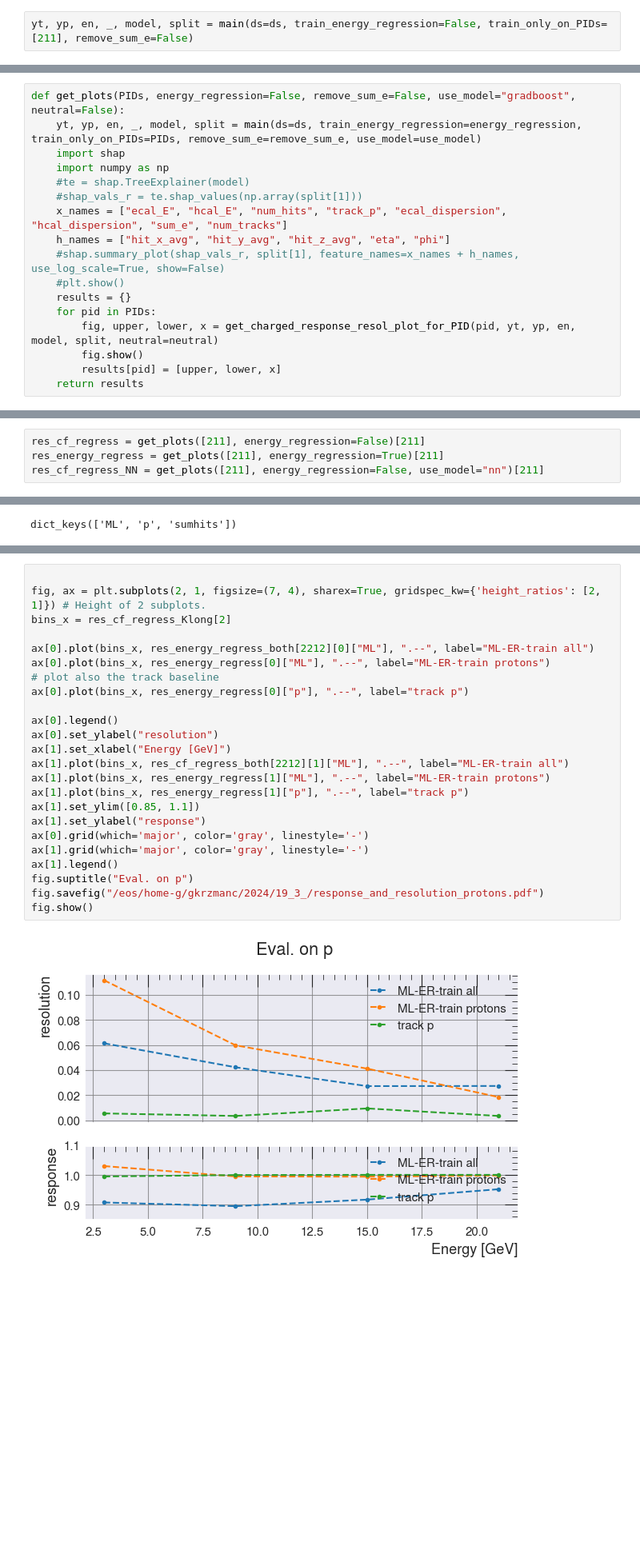
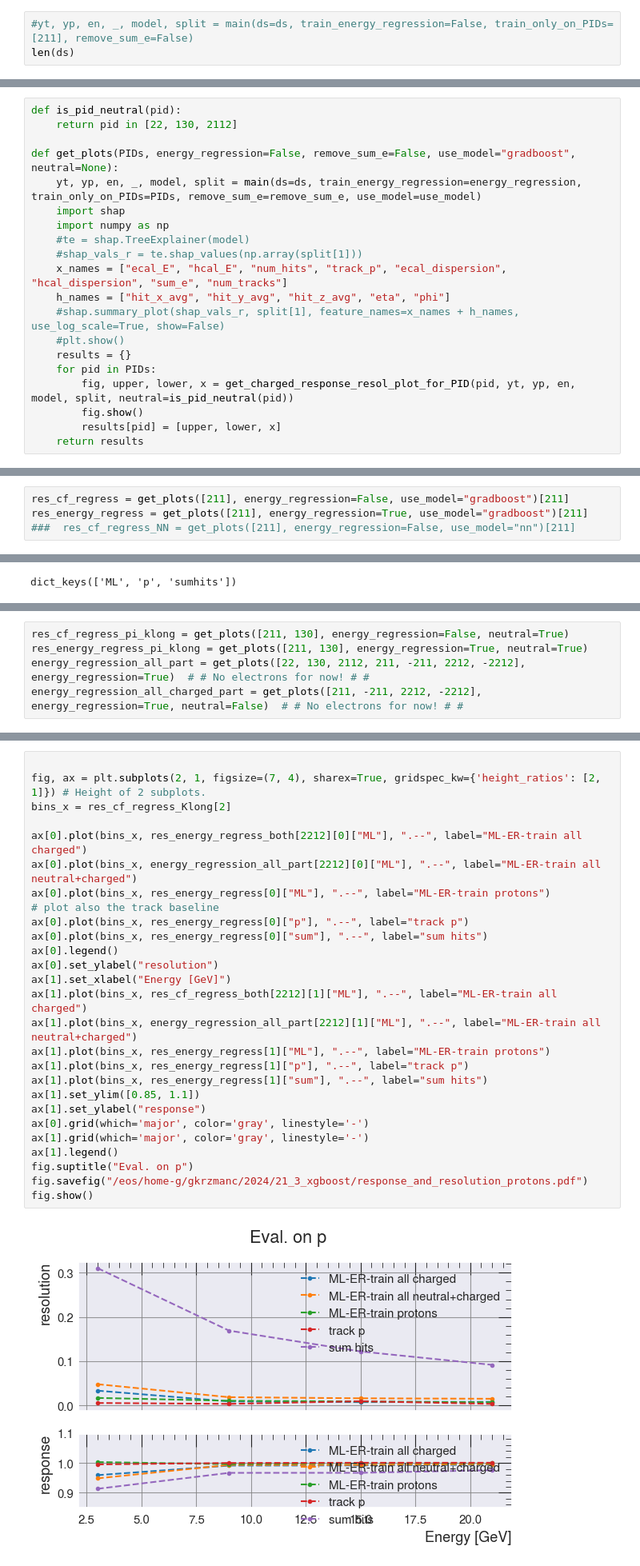
Before and after one commit to selvaggi/mlpf, a Jupyter notebook: notebooks/11_incremental.ipynb, the cells around one changed output, grey strips where cells are left out. Shown at 80% size. Saved outputs shown, nothing was run; the diff lists cells and outputs as text; blank space fills up the shorter version.

```diff
--- a/notebooks/11_incremental.ipynb
+++ b/notebooks/11_incremental.ipynb
@@ -130,5 +150,6 @@ print("Loaded dataset")
 x shape: torch.Size([123944, 8])
 Loaded dataset
 # %%
-yt, yp, en, _, model, split = main(ds=ds, train_energy_regression=False, train_only_on_PIDs=[211], remove_sum_e=False)
+#yt, yp, en, _, model, split = main(ds=ds, train_energy_regression=False, train_only_on_PIDs=[211], remove_sum_e=False)
+len(ds)
 # %% [output]
@@ -279,5 +284,8 @@ get_charged_response_resol_plot_for_PID(211).show()
 # %%
-def get_plots(PIDs, energy_regression=False, remove_sum_e=False, use_model="gradboost", neutral=False):
+def is_pid_neutral(pid):
+    return pid in [22, 130, 2112]
+
+def get_plots(PIDs, energy_regression=False, remove_sum_e=False, use_model="gradboost", neutral=None):
     yt, yp, en, _, model, split = main(ds=ds, train_energy_regression=energy_regression, train_only_on_PIDs=PIDs, remove_sum_e=remove_sum_e, use_model=use_model)
     import shap
     import numpy as np
@@ -289,7 +297,7 @@ def get_plots(PIDs, energy_regression=False, remove_sum_e=False, use_model="grad
     #plt.show()
     results = {}
     for pid in PIDs:
-        fig, upper, lower, x = get_charged_response_resol_plot_for_PID(pid, yt, yp, en, model, split, neutral=neutral)
+        fig, upper, lower, x = get_charged_response_resol_plot_for_PID(pid, yt, yp, en, model, split, neutral=is_pid_neutral(pid))
         fig.show()
         results[pid] = [upper, lower, x]
     return results
@@ -396,5 +419,5 @@ Fitted model: MLPRegressor(batch_size=8, hidden_layer_sizes=(30, 30), max_iter=1
 # %%
-res_cf_regress = get_plots([211], energy_regression=False)[211]
-res_energy_regress = get_plots([211], energy_regression=True)[211]
-res_cf_regress_NN = get_plots([211], energy_regression=False, use_model="nn")[211]
+res_cf_regress = get_plots([211], energy_regression=False, use_model="gradboost")[211]
+res_energy_regress = get_plots([211], energy_regression=True, use_model="gradboost")[211]
+###  res_cf_regress_NN = get_plots([211], energy_regression=False, use_model="nn")[211]
 # %% [output]
@@ -659,3 +654,8 @@ Fitted model: MLPRegressor(batch_size=8, hidden_layer_sizes=(30, 30), max_iter=1
+# %%
+res_cf_regress_pi_klong = get_plots([211, 130], energy_regression=False, neutral=True)
+res_energy_regress_pi_klong = get_plots([211, 130], energy_regression=True, neutral=True)
+energy_regression_all_part = get_plots([22, 130, 2112, 211, -211, 2212, -2212], energy_regression=True)  # # No electrons for now! # #
+energy_regression_all_charged_part = get_plots([211, -211, 2212, -2212], energy_regression=True, neutral=False)  # # No electrons for now! # #
 # %%
 _pid = 2112
 res_cf_regress_neutron = get_plots([_pid], energy_regression=False, neutral=True)[_pid]
@@ -929,28 +923,31 @@ fig.show()
 # %%
 
 fig, ax = plt.subplots(2, 1, figsize=(7, 4), sharex=True, gridspec_kw={'height_ratios': [2, 1]}) # Height of 2 subplots.
 bins_x = res_cf_regress_Klong[2]
 
-ax[0].plot(bins_x, res_energy_regress_both[2212][0]["ML"], ".--", label="ML-ER-train all")
+ax[0].plot(bins_x, res_energy_regress_both[2212][0]["ML"], ".--", label="ML-ER-train all charged")
+ax[0].plot(bins_x, energy_regression_all_part[2212][0]["ML"], ".--", label="ML-ER-train all neutral+charged")
 ax[0].plot(bins_x, res_energy_regress[0]["ML"], ".--", label="ML-ER-train protons")
 # plot also the track baseline
 ax[0].plot(bins_x, res_energy_regress[0]["p"], ".--", label="track p")
-
+ax[0].plot(bins_x, res_energy_regress[0]["sum"], ".--", label="sum hits")
 ax[0].legend()
 ax[0].set_ylabel("resolution")
 ax[1].set_xlabel("Energy [GeV]")
-ax[1].plot(bins_x, res_cf_regress_both[2212][1]["ML"], ".--", label="ML-ER-train all")
+ax[1].plot(bins_x, res_cf_regress_both[2212][1]["ML"], ".--", label="ML-ER-train all charged")
+ax[1].plot(bins_x, energy_regression_all_part[2212][1]["ML"], ".--", label="ML-ER-train all neutral+charged")
 ax[1].plot(bins_x, res_energy_regress[1]["ML"], ".--", label="ML-ER-train protons")
 ax[1].plot(bins_x, res_energy_regress[1]["p"], ".--", label="track p")
+ax[1].plot(bins_x, res_energy_regress[1]["sum"], ".--", label="sum hits")
 ax[1].set_ylim([0.85, 1.1])
 ax[1].set_ylabel("response")
 ax[0].grid(which='major', color='gray', linestyle='-')
 ax[1].grid(which='major', color='gray', linestyle='-')
 ax[1].legend()
 fig.suptitle("Eval. on p")
-fig.savefig("/eos/home-g/gkrzmanc/2024/19_3_/response_and_resolution_protons.pdf")
+fig.savefig("/eos/home-g/gkrzmanc/2024/21_3_xgboost/response_and_resolution_protons.pdf")
 fig.show()
 # %% [output]
-[figure, old version]
+[figure, new version]
 # %%
  ## There is around 8% pi+ in dataset - try to downsample the "full" dataset to this fraction and see if the results are similar.
```
Also changed, not shown: parts of 27 cells of this notebook.
